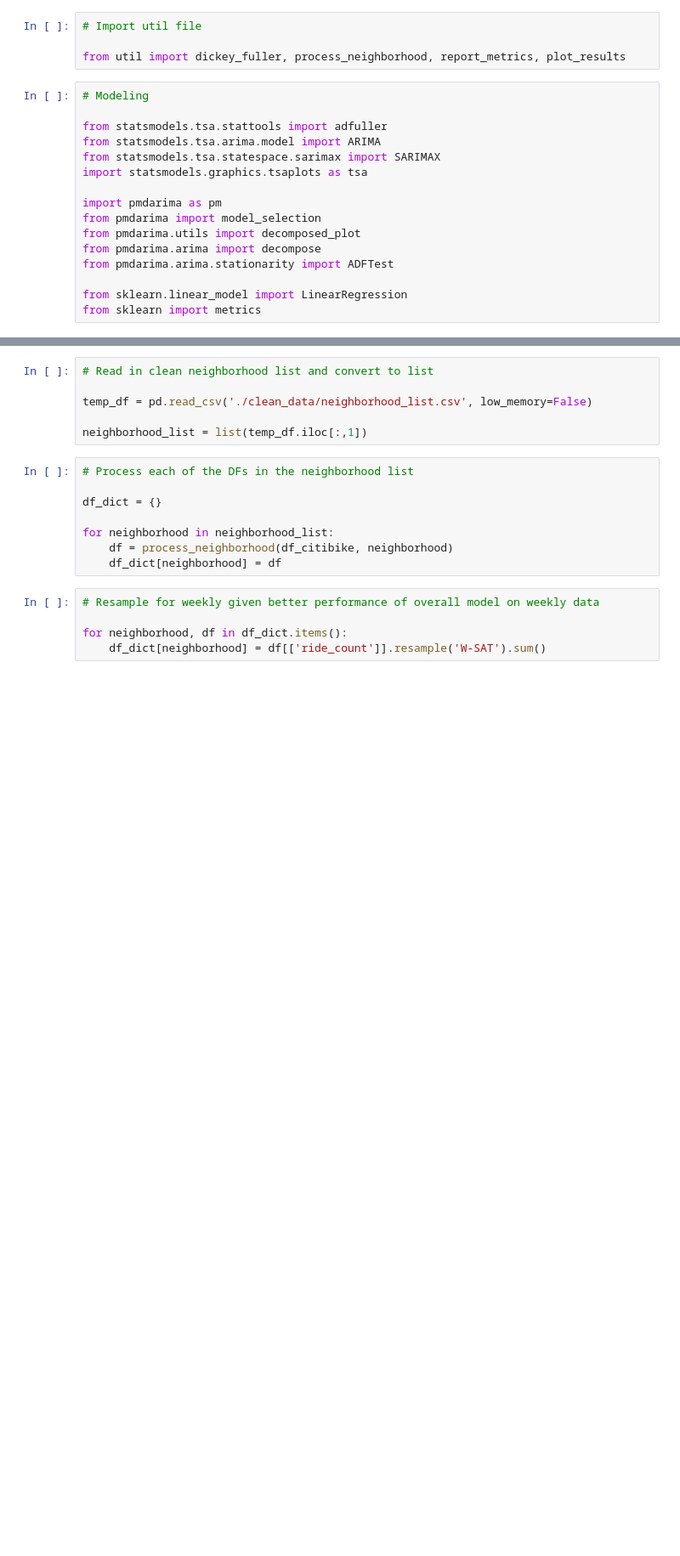
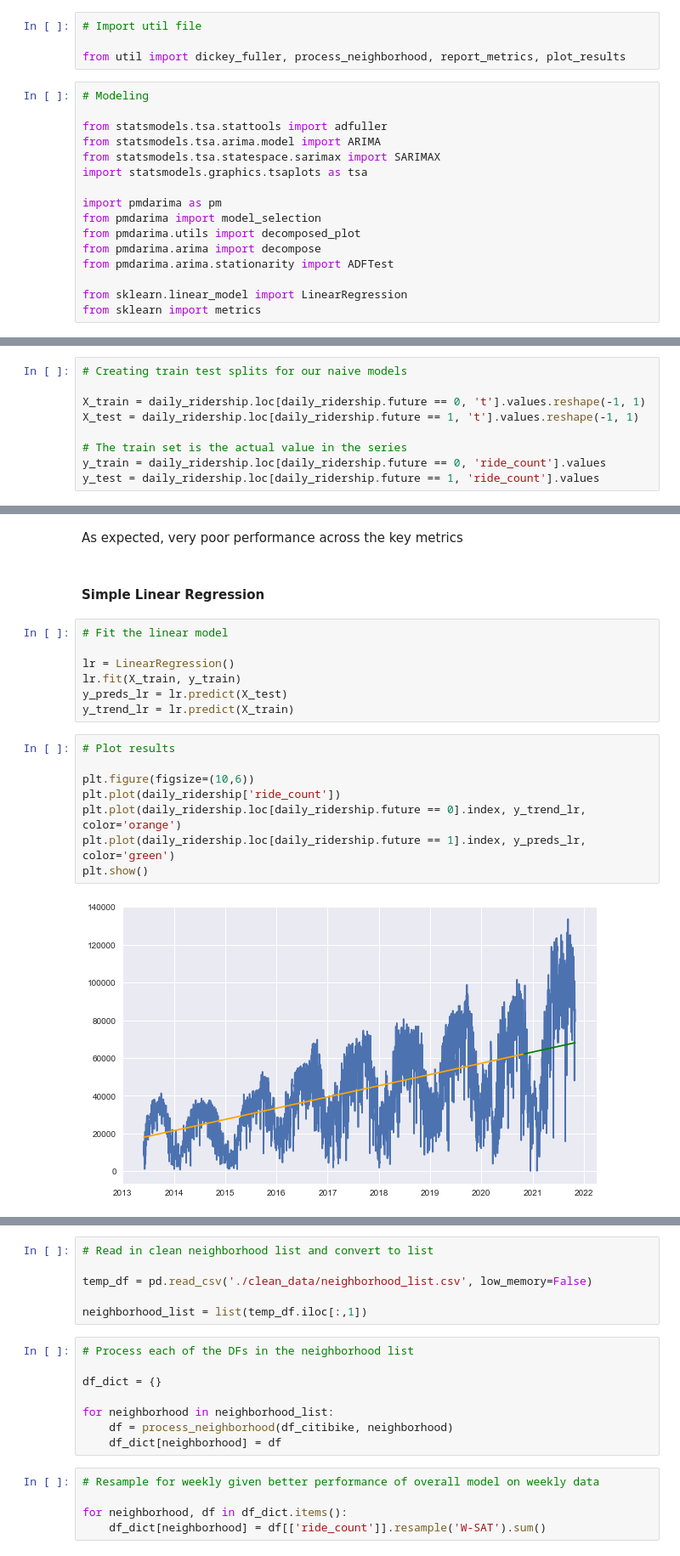
Before and after one commit to marvelje/citibike_ridership_project, a Jupyter notebook: citibike_modeling.ipynb, the cells around one changed output, grey strips where cells are left out. Shown at 85% size. Drawn from its saved outputs; the diff is of its cells as text; blank space fills up the shorter version.

```diff
--- a/citibike_modeling.ipynb
+++ b/citibike_modeling.ipynb
@@ -65,0 +193,9 @@ daily_ridership['ride_count'] = daily_ridership['ride_count'].replace(to_replace
+# %%
+# Creating train test splits for our naive models
+
+X_train = daily_ridership.loc[daily_ridership.future == 0, 't'].values.reshape(-1, 1)
+X_test = daily_ridership.loc[daily_ridership.future == 1, 't'].values.reshape(-1, 1)
+
+# The train set is the actual value in the series
+y_train = daily_ridership.loc[daily_ridership.future == 0, 'ride_count'].values
+y_test = daily_ridership.loc[daily_ridership.future == 1, 'ride_count'].values
@@ -65,0 +233,21 @@ daily_ridership['ride_count'] = daily_ridership['ride_count'].replace(to_replace
+# %% [markdown]
+As expected, very poor performance across the key metrics
+# %% [markdown]
+#### Simple Linear Regression
+# %%
+# Fit the linear model
+
+lr = LinearRegression()
+lr.fit(X_train, y_train)
+y_preds_lr = lr.predict(X_test)
+y_trend_lr = lr.predict(X_train)
+# %%
+# Plot results
+
+plt.figure(figsize=(10,6))
+plt.plot(daily_ridership['ride_count'])
+plt.plot(daily_ridership.loc[daily_ridership.future == 0].index, y_trend_lr, color='orange')
+plt.plot(daily_ridership.loc[daily_ridership.future == 1].index, y_preds_lr, color='green')
+plt.show()
+# %% [output]
+[figure, added]
```
Also changed, not shown: parts of 141 cells of this notebook.
